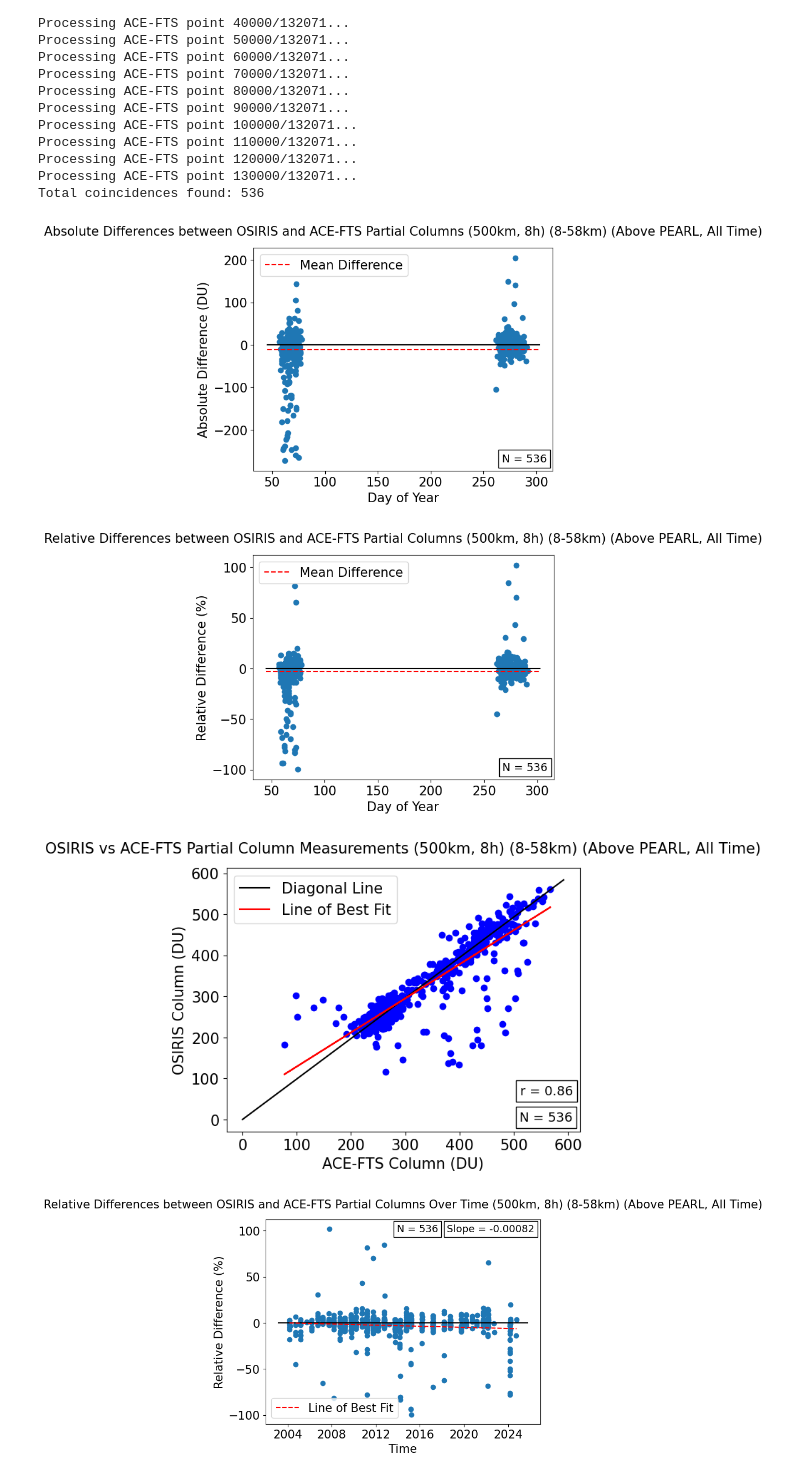
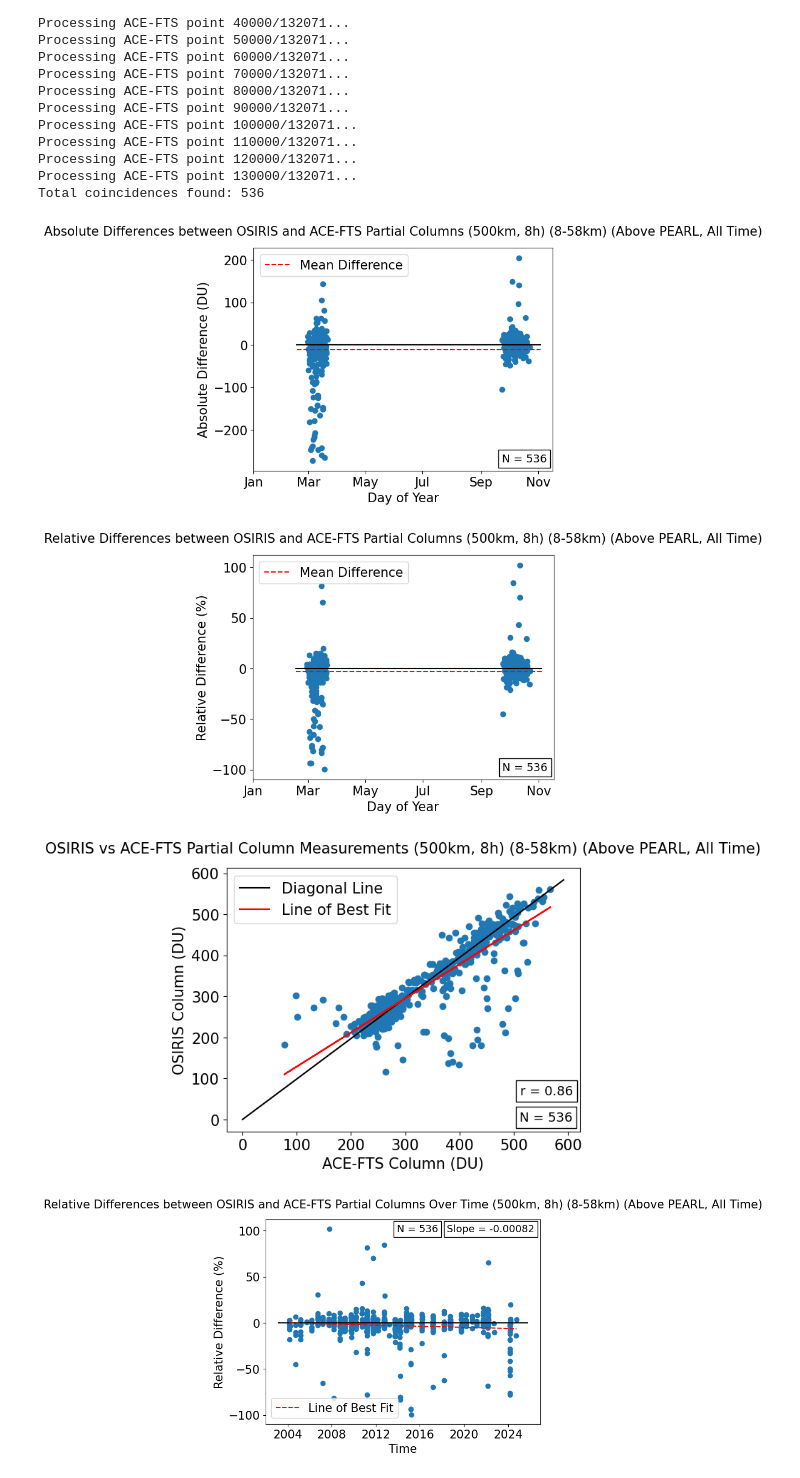
Before and after one commit to Sallamsaka/ozone-measurement-comparison, a Jupyter notebook: O3_ANALYSIS/COLUMN_COMPARISONS/satellite column comparisons above pearl.ipynb, the cells around one changed output. Cells and saved outputs as stored; diff of their text form; code cells hidden in the pictures.

Commit message:
Done with seasonal plots for now, basically made all plots from a seaosnal perspective, also fixed correlation coefficient calculation

```diff
--- a/O3_ANALYSIS/COLUMN_COMPARISONS/satellite column comparisons above pearl.ipynb
+++ b/O3_ANALYSIS/COLUMN_COMPARISONS/satellite column comparisons above pearl.ipynb
@@ -201,24 +201,26 @@ rel, abs, raw = compute_diffs(o3L_coincidences, o3S_coincidences)
 # %%
 plt.scatter(days_of_year, raw)
 raw_mean = np.nanmean(raw)
 xlims = list(plt.xlim())
 plt.plot(xlims, [0, 0], color = "black")
 plt.plot(xlims, [raw_mean, raw_mean], color = "red", linestyle = "dashed", label = "Mean Difference")
 plt.xlabel("Day of Year")
 plt.ylabel("Absolute Difference (DU)")
 
 plt.title("Absolute Differences between OSIRIS and ACE-FTS Partial Columns" + f" ({MAX_DIST_KM}" + "km," + " " + f"{TIME_TOL_HOURS}" + "h)" + f" ({int(ALT_MIN - 0.5)}-{int(ALT_MAX + 0.5)}km)" + " (Above PEARL, All Time)", fontdict = {'fontsize': 15}, pad=15)
-
+locs  = np.array([0,  58, 118, 178, 240, 300])
+ticks = ["Jan", "Mar", "May", "Jul", "Sep", "Nov"]
+plt.xticks(locs, ticks)
 plt.legend()
 fig = plt.gcf()
 axes = plt.gca()
 
 plt.text(0.83, 0.04, f"N = {len(o3L_coincidences)}", fontsize=13, transform=axes.transAxes, bbox=dict(facecolor=None, edgecolor='black', fill = False))
 
 title = axes.get_title()
 fig.savefig(title, bbox_inches="tight")
 # %% [output]
-[figure, old version]
+[figure, new version]
 # %%
 plt.scatter(days_of_year, rel)
 rel_mean = np.nanmean(rel)
@@ -227,7 +229,9 @@ plt.plot(xlims, [0, 0], color = "black")
 plt.plot(xlims, [rel_mean, rel_mean], color = "red", linestyle = "dashed", label = "Mean Difference")
 plt.xlabel("Day of Year")
 plt.ylabel("Relative Difference (%)")
-
+locs  = np.array([0,  58, 118, 178, 240, 300])
+ticks = ["Jan", "Mar", "May", "Jul", "Sep", "Nov"]
+plt.xticks(locs, ticks)
 plt.title("Relative Differences between OSIRIS and ACE-FTS Partial Columns" + f" ({MAX_DIST_KM}" + "km," + " " + f"{TIME_TOL_HOURS}" + "h)" + f" ({int(ALT_MIN - 0.5)}-{int(ALT_MAX + 0.5)}km)" + " (Above PEARL, All Time)", fontdict = {'fontsize': 15}, pad=15)
 
 plt.legend()
@@ -239,7 +243,7 @@ plt.text(0.830, 0.04, f"N = {len(o3L_coincidences)}", fontsize=13, transform=axe
 title = axes.get_title()
 fig.savefig(title, bbox_inches="tight")
 # %% [output]
-[figure, old version]
+[figure, new version]
 # %%
 o3L_std = np.nanstd(o3L_coincidences)
 o3S_std = np.nanstd(o3S_coincidences)
@@ -251,7 +255,7 @@ S_minus_mean = (o3S_coincidences - o3S_mean)
 
 summing = np.nansum((L_minus_mean / o3L_std) * (S_minus_mean / o3S_std)) / (len(L_minus_mean) - 1)
 # %%
-plt.scatter(o3S_coincidences, o3L_coincidences, color = "blue")
+plt.scatter(o3S_coincidences, o3L_coincidences, color = "C0")
 plt.xlabel("ACE-FTS Column (DU)")
 plt.ylabel("OSIRIS Column (DU)")
 plt.title("OSIRIS vs ACE-FTS Partial Column Measurements" + f" ({MAX_DIST_KM}" + "km," + " " + f"{TIME_TOL_HOURS}" + "h)" + f" ({int(ALT_MIN - 0.5)}-{int(ALT_MAX + 0.5)}km)" + " (Above PEARL, All Time)", fontdict = {'fontsize': 15}, pad=15)
@@ -277,7 +281,7 @@ plt.text(0.8315, 0.14, f"r = {summing:.2f}", fontsize=13, transform=axes.transAx
 title = axes.get_title()
 fig.savefig(title, bbox_inches="tight")
 # %% [output]
-[figure, old version]
+[figure, new version]
 # %%
 import matplotlib.dates as mdates
 import pandas as pd
```
Also changed, not shown: parts of 1 cell of this notebook, 35 other files.
